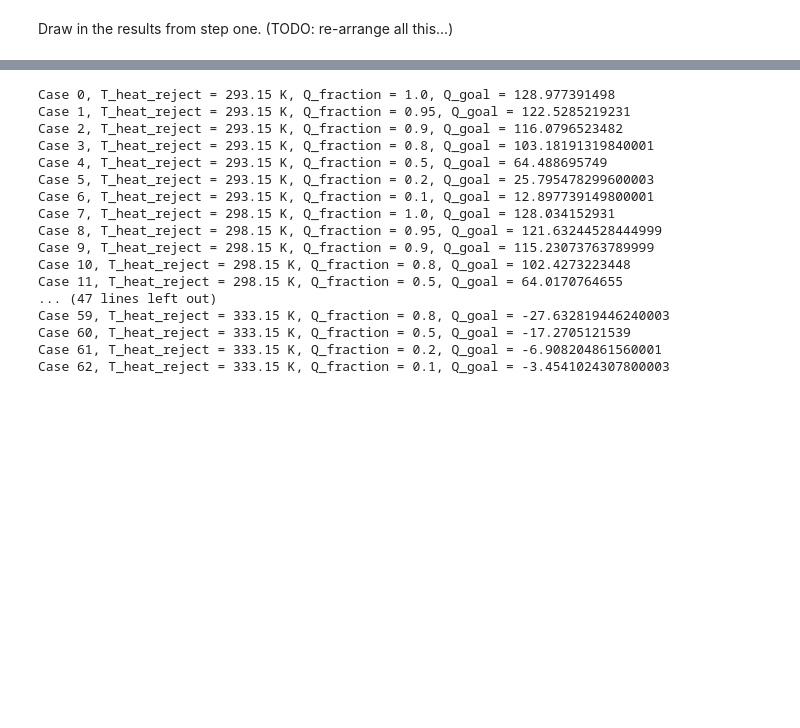
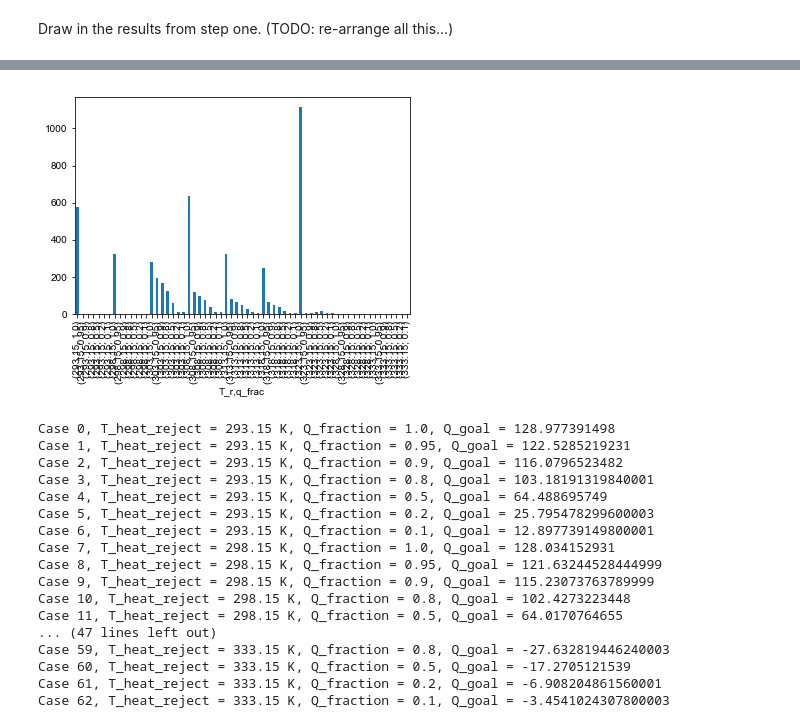
Before and after one commit to nfette/openACHP, a Jupyter notebook: src/optimize_trials2_5.ipynb, the cells around one changed output, grey strips where cells are left out. Cells and saved outputs as stored; diff of their text form; code cells hidden in the pictures; blank space fills up the shorter version.

```diff
--- a/src/optimize_trials2_5.ipynb
+++ b/src/optimize_trials2_5.ipynb
@@ -498,3 +513,8 @@ plt.show()
+# %%
+opts2.UA_total.plot.bar()
+plt.show()
+# %% [output]
+[figure, added]
 # %%
 fname = 'optimize_trials2_5_data.csv'
 if False:
```
Also changed, not shown: parts of 31 cells of this notebook, 2 other files.
